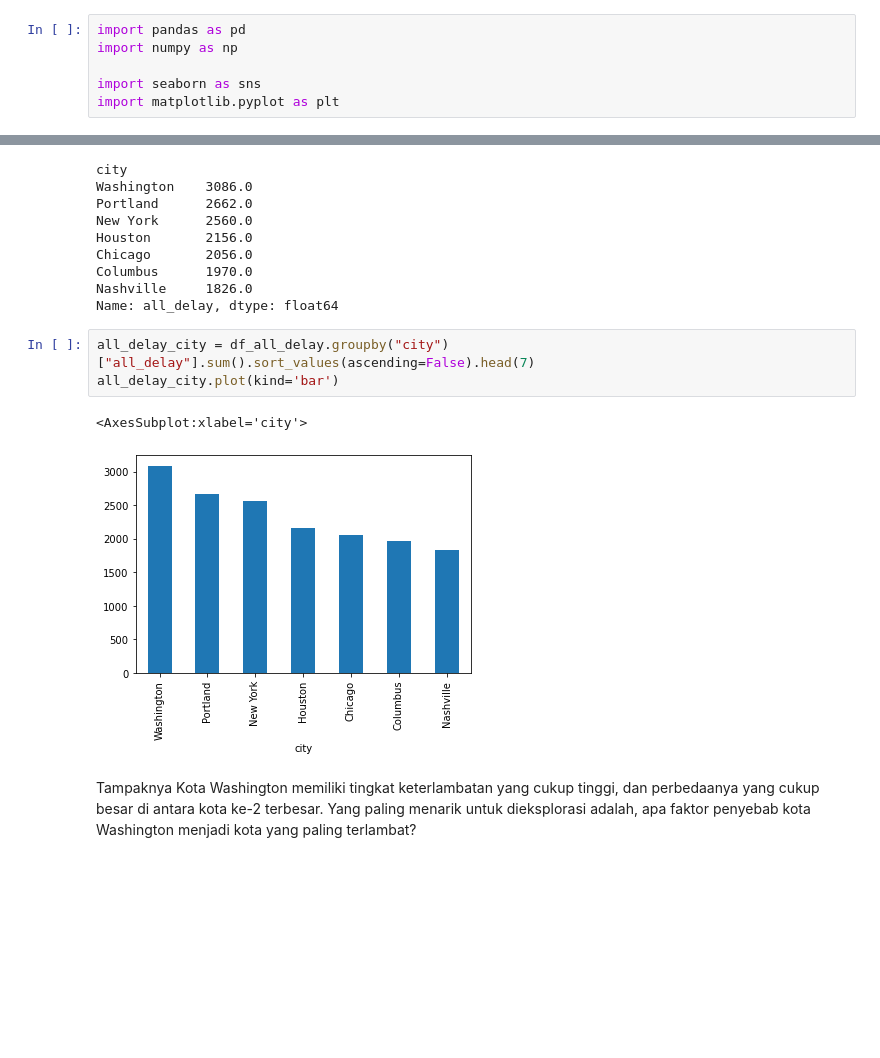
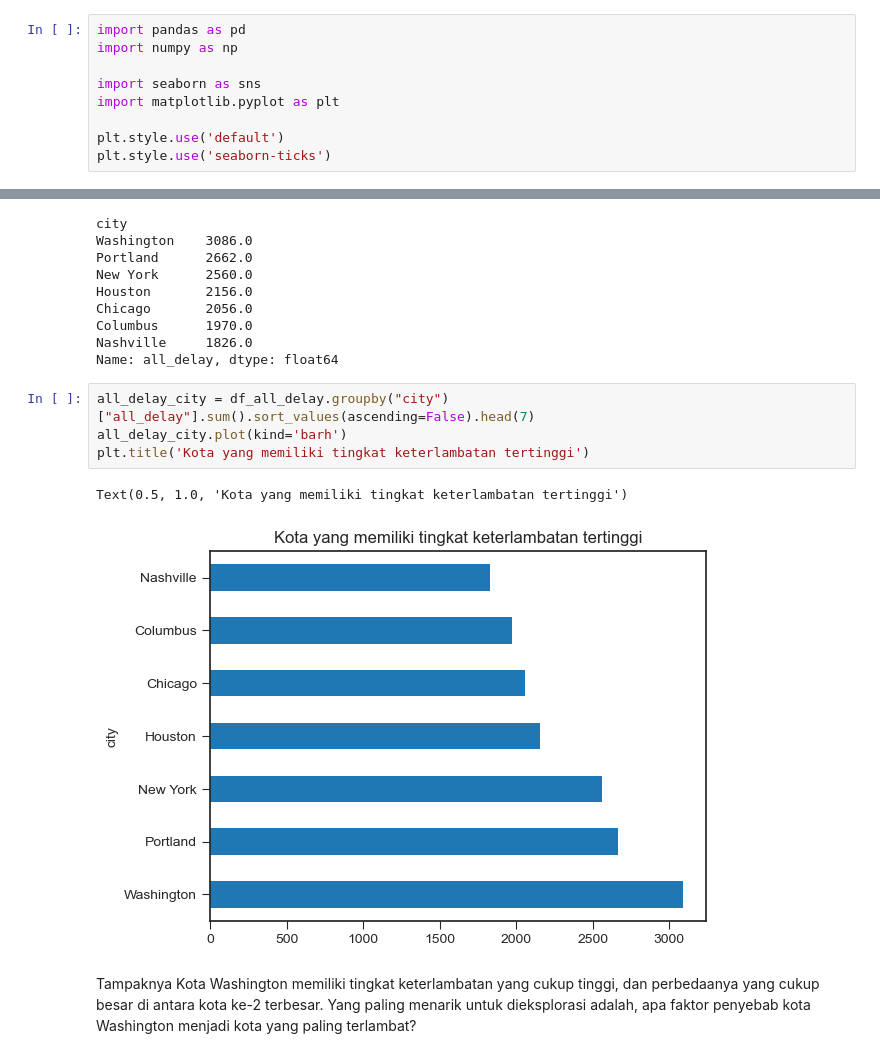
Before and after one commit to farhanalifianto/analyst, a Jupyter notebook: flight_delay/flight_delay.ipynb, the cells around one changed output, grey strips where cells are left out. Saved outputs shown, nothing was run; the diff lists cells and outputs as text; blank space fills up the shorter version.

Commit message:
update flight_delay

```diff
--- a/flight_delay/flight_delay.ipynb
+++ b/flight_delay/flight_delay.ipynb
@@ -19,6 +19,9 @@ import numpy as np
 
 import seaborn as sns
 import matplotlib.pyplot as plt
+
+plt.style.use('default')
+plt.style.use('seaborn-ticks')
 # %% [markdown]
 ### Data Preparation
 # %%
@@ -249,10 +251,11 @@ Nashville     1826.0
 Name: all_delay, dtype: float64
 # %%
 all_delay_city = df_all_delay.groupby("city")["all_delay"].sum().sort_values(ascending=False).head(7)
-all_delay_city.plot(kind='bar')
+all_delay_city.plot(kind='barh')
+plt.title('Kota yang memiliki tingkat keterlambatan tertinggi')
 # %% [output]
-<AxesSubplot:xlabel='city'>
+Text(0.5, 1.0, 'Kota yang memiliki tingkat keterlambatan tertinggi')
-[figure, old version]
+[figure, new version]
 # %% [markdown]
 Tampaknya Kota Washington memiliki tingkat keterlambatan yang cukup tinggi, dan perbedaanya yang cukup besar di antara kota ke-2 terbesar. Yang paling menarik untuk dieksplorasi adalah, apa faktor penyebab kota Washington menjadi kota yang paling terlambat?
 # %%
```
Also changed, not shown: parts of 17 cells of this notebook.
